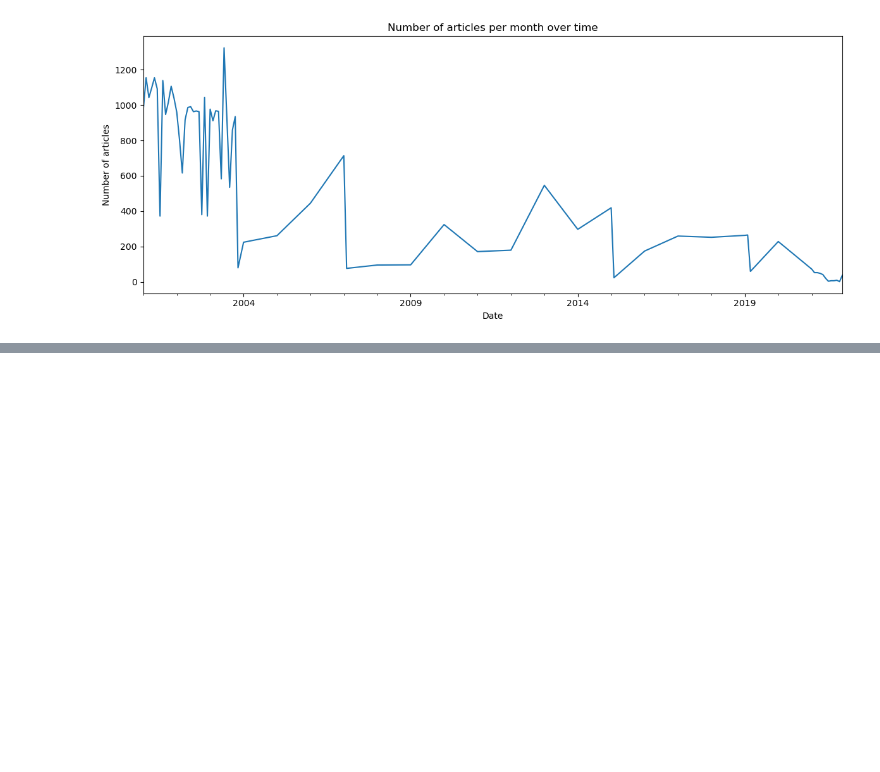
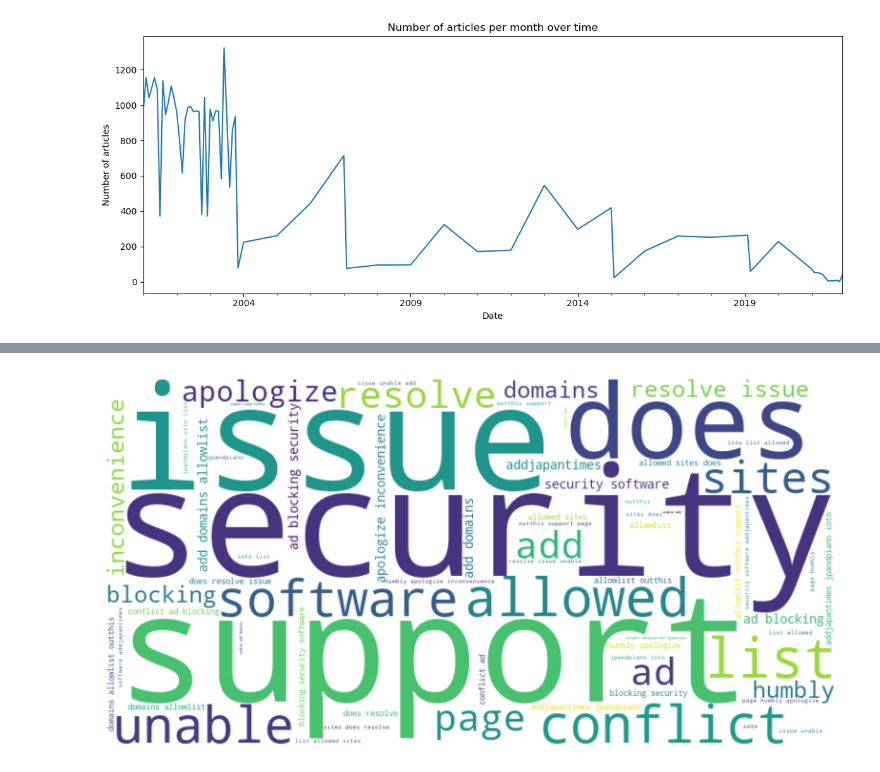
Before and after one commit to ninaudagawa/Media-Politics, a Jupyter notebook: project/notebooks/Cyrus attempt.ipynb, the cells around one changed output, grey strips where cells are left out. Drawn from its saved outputs; the diff is of its cells as text; code cells hidden in the pictures; blank space fills up the shorter version.

Commit message:
wordcloud update

```diff
--- a/project/notebooks/Cyrus attempt.ipynb
+++ b/project/notebooks/Cyrus attempt.ipynb
@@ -92,0 +133,23 @@ plt.tight_layout()
+# %%
+vectorizer = CountVectorizer(
+    analyzer = 'word',          # Whether the feature should be made of word or character n-grams or a mixture of both.
+    stop_words = 'english',     # Remove stop words. Can be a list of stop words or a string from {'english', 'spanish'}.
+    lowercase = True,           # Convert text to lowercase.
+    ngram_range = (1,3),
+    min_df = .1
+
+)
+counts = vectorizer.fit_transform(clean_text).toarray().sum(axis=0)
+word_freq = dict(zip(vectorizer.get_feature_names_out(), counts))
+
+!pip install wordcloud
+from wordcloud import WordCloud
+import matplotlib.pyplot as plt
+
+wordcloud = WordCloud(width=800, height=400, background_color='white')
+wordcloud.generate_from_frequencies(word_freq)
+plt.figure(figsize=(10, 5))
+plt.imshow(wordcloud, interpolation='bilinear')
+plt.axis('off')
+plt.show()
+# %% [output]
@@ -92,0 +172 @@ plt.tight_layout()
+[figure, added]
```
Also changed, not shown: parts of 4 cells of this notebook.
